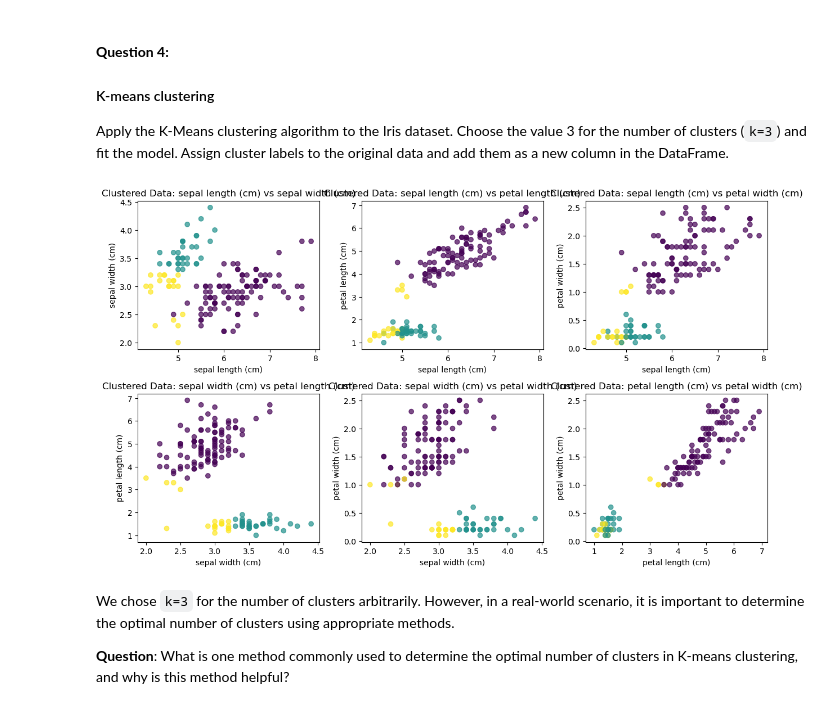
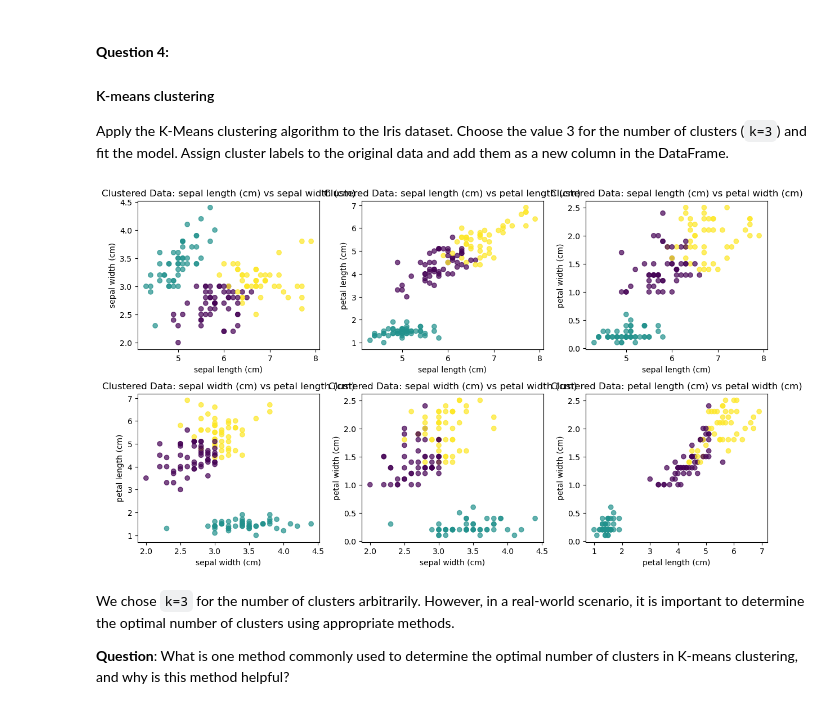
Before and after one commit to kevinlutoronto/LCR, a Jupyter notebook: 02_activities/assignments/assignment_3.ipynb, the cells around one changed output. Saved outputs shown, nothing was run; the diff lists cells and outputs as text; code cells hidden in the pictures.

```diff
--- a/02_activities/assignments/assignment_3.ipynb
+++ b/02_activities/assignments/assignment_3.ipynb
@@ -166,18 +166,17 @@ Standardization scales all features to have a mean of 0 and a standard deviation
 Apply the K-Means clustering algorithm to the Iris dataset. Choose the value 3 for the number of clusters (`k=3`) and fit the model. Assign cluster labels to the original data and add them as a new column in the DataFrame.
 # %%
 # Your answer...
-k_means = KMeans(n_clusters = 3, random_state = 42)
+kmeans = KMeans(n_clusters = 3, random_state = 42, n_init = 10)
+kmeans.fit(scaled_iris_df)
 
-cluster_labels = k_means.fit_predict(scaled_iris_df)
+iris_df['Cluster'] = kmeans.labels_
 
-clustered_iris_data = clustered_iris_data = iris_df.copy()
-
-clustered_iris_data['Cluster'] = cluster_labels
+clustered_iris_data = iris_df.copy()
 
 # Use the helper function to plot scatter plots, colored by cluster labels
 plot_feature_pairs(clustered_iris_data, feature_names, color_labels=clustered_iris_data['Cluster'], title_prefix='Clustered Data: ')
 # %% [output]
-[figure, old version]
+[figure, new version]
 # %% [markdown]
 We chose `k=3` for the number of clusters arbitrarily. However, in a real-world scenario, it is important to determine the optimal number of clusters using appropriate methods.
 
```
Also changed, not shown: parts of 4 cells of this notebook.
